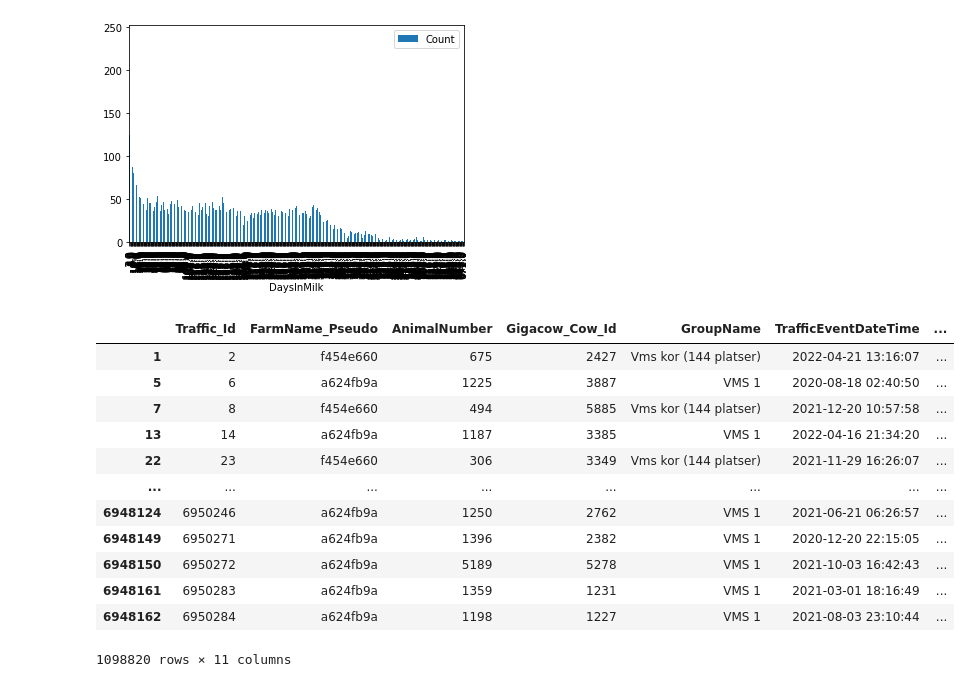
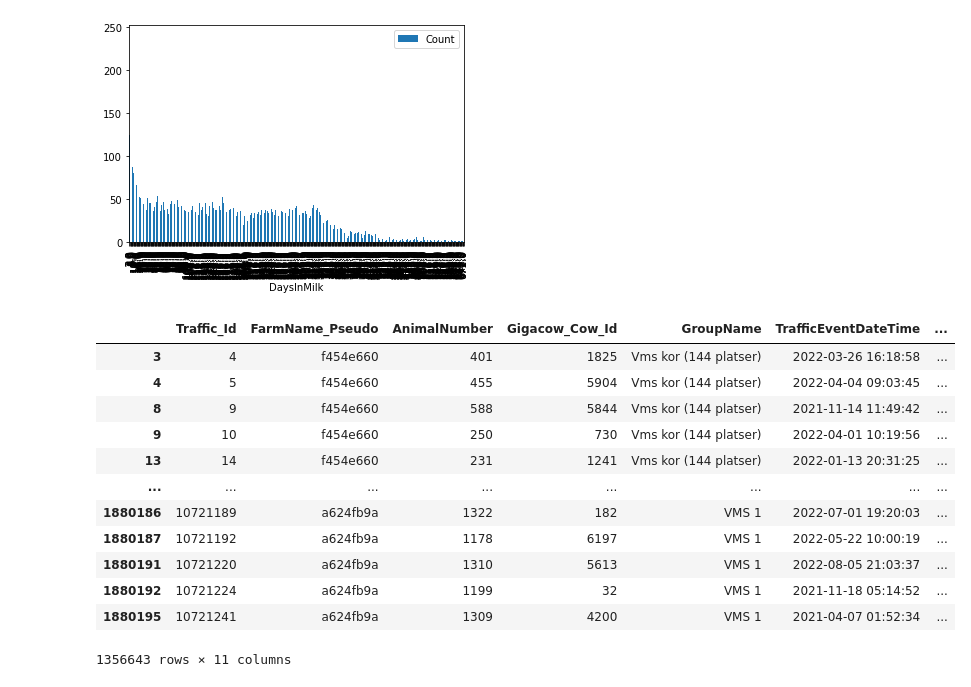
Before and after one commit to pgullstrand/Gigacow-tools, a Jupyter notebook: Data preprocessing/dataCleaning.ipynb, the cells around one changed output. Saved outputs shown, nothing was run; the diff lists cells and outputs as text; code cells hidden in the pictures.

```diff
--- a/Data preprocessing/dataCleaning.ipynb
+++ b/Data preprocessing/dataCleaning.ipynb
@@ -27,22 +27,23 @@ def countCowAge(x, y):
     return age
 
 #access data from local directory
-dataDir = "C:/Users/Savior_Hn/Desktop/Gigacow/"
+dataDir = "E:/Data/"
 
 #filter out irrelevant columns
-gigacow_cols = ['AnimalNumber', 'Gigacow_Cow_Id', 'FarmName_Pseudo', 'BreedName', 'BirthDate', 'CullDecisionDate']
-lactation_cols = ['AnimalNumber', 'Gigacow_Cow_Id', 'FarmName_Pseudo', 'LactationInfoDate', 'LactationNumber', 'DaysInMilk']
-traffic_cols = ['AnimalNumber', 'Traffic_Id', 'FarmName_Pseudo', 'GroupName', 'Gigacow_Cow_Id', 'TrafficEventDateTime', 'PreviousArea', 'TimeInArea_totalSeconds', 'TrafficDeviceName', 'TrafficResult', 'MilkingInterval_totalSeconds']
-robot_cols = ['AnimalNumber', 'MilkRobot_Id', 'FarmName_Pseudo', 'Gigacow_Cow_Id', 'MilkingStartDateTime', 'SessionNumber', 'EquipmentName', 'TotalYield', 'MilkingUnitName']
-dry_cols = ['AnimalNumber', 'FarmName_Pseudo', 'Gigacow_Cow_Id', 'DryOffDate']
-calving_cols = ['AnimalNumber', 'FarmName_Pseudo', 'Gigacow_Cow_Id', 'CalvingDate']
+gigacow_cols = ['Gigacow_Cow_Id', 'FarmName_Pseudo', 'BreedName', 'BirthDate', 'CullDecisionDate']
+lactation_cols = ['Gigacow_Cow_Id', 'FarmName_Pseudo', 'LactationInfoDate', 'LactationNumber', 'DaysInMilk']
+traffic_cols = ['Traffic_Id', 'FarmName_Pseudo', 'GroupName', 'Gigacow_Cow_Id', 'TrafficEventDateTime', 'PreviousArea', 'TimeInArea_totalSeconds', 'TrafficDeviceName', 'TrafficResult', 'MilkingInterval_totalSeconds']
+robot_cols = ['MilkRobot_Id', 'FarmName_Pseudo', 'Gigacow_Cow_Id', 'MilkingStartDateTime', 'SessionNumber', 'EquipmentName', 'TotalYield', 'MilkingUnitName']
+dry_cols = ['FarmName_Pseudo', 'Gigacow_Cow_Id', 'DryOffDate']
+calving_cols = ['FarmName_Pseudo', 'Gigacow_Cow_Id', 'CalvingDate']
 gigacow = pd.read_csv(dataDir+'gigacow.csv', usecols=gigacow_cols, encoding='utf-8')
 lactation = pd.read_csv(dataDir+'lactation.csv', usecols=lactation_cols, encoding='utf-8')
-traffic = pd.read_csv(dataDir+'traffic.csv', usecols=traffic_cols, encoding='utf-8')
+traffic_milk = pd.read_csv(dataDir+'traffic_milking.csv', usecols=traffic_cols, encoding='utf-8')
 robot = pd.read_csv(dataDir+'robot.csv', usecols=robot_cols, encoding='utf-8')
 dry = pd.read_csv(dataDir+'dry.csv', usecols=dry_cols, encoding='utf-8')
 calving = pd.read_csv(dataDir+'calving.csv', usecols=calving_cols, encoding='utf-8')
-traffic_raw = pd.read_csv(dataDir+'Traffic_raw.csv', usecols=traffic_cols, encoding='utf-8')
+traffic_a624fb9a = pd.read_csv(dataDir+'traffic_a624fb9a.csv', usecols=traffic_cols, encoding='utf-8')
+traffic_f454e660 = pd.read_csv(dataDir+'traffic_f454e660.csv', usecols=traffic_cols, encoding='utf-8', engine='python', on_bad_lines='skip')
 #data table: gigacow
 #target farms: f454e660, a624fb9a
 farm_list = ['f454e660', 'a624fb9a']
@@ -403,8 +388,7 @@ df_DIM_count.plot(x='DaysInMilk', y='Count', kind='bar')
 '''traffic raw table(contains all traffic events)'''
 
 #target farms: f454e660, a624fb9a
-farm_list = ['f454e660', 'a624fb9a']
-traffic_raw = traffic_raw.loc[traffic_raw['FarmName_Pseudo'].isin(farm_list)]
+traffic_raw = pd.concat([traffic_f454e660, traffic_a624fb9a])
 traffic_raw.drop_duplicates(subset=['Gigacow_Cow_Id', 'TrafficEventDateTime', 'PreviousArea'], keep='first', inplace=True)
 #remove irrelevant traffic records, only keep Mjolkfalla,Mjölkfålla
 #Unifiy PreviousArea name(vms1 & vms2)
@@ -416,19 +400,19 @@ traffic_raw['TrafficResult'].replace("Mjölkfålla", "Mjolkfalla", inplace=True,
 previous_areas = ['Foderbord', 'Mjolkfalla', 'Koridor till Sorteringsgrind 2']
 traffic_raw = traffic_raw.loc[traffic_raw['PreviousArea'].isin(previous_areas)]
 # %%
-traffic_raw.to_csv(dataDir + 'traffic_raw_filter.csv', index=False)
+traffic_raw.to_csv(dataDir + '/processed/traffic_raw_filter.csv', index=False)
 traffic_raw
 # %% [output]
 |  | Traffic_Id | FarmName_Pseudo | AnimalNumber | Gigacow_Cow_Id | GroupName | TrafficEventDateTime | ... |
-| 1 | 2 | f454e660 | 675 | 2427 | Vms kor (144 platser) | 2022-04-21 13:16:07 | ... |
-| 5 | 6 | a624fb9a | 1225 | 3887 | VMS 1 | 2020-08-18 02:40:50 | ... |
-| 7 | 8 | f454e660 | 494 | 5885 | Vms kor (144 platser) | 2021-12-20 10:57:58 | ... |
-| 13 | 14 | a624fb9a | 1187 | 3385 | VMS 1 | 2022-04-16 21:34:20 | ... |
-| 22 | 23 | f454e660 | 306 | 3349 | Vms kor (144 platser) | 2021-11-29 16:26:07 | ... |
+| 3 | 4 | f454e660 | 401 | 1825 | Vms kor (144 platser) | 2022-03-26 16:18:58 | ... |
+| 4 | 5 | f454e660 | 455 | 5904 | Vms kor (144 platser) | 2022-04-04 09:03:45 | ... |
+| 8 | 9 | f454e660 | 588 | 5844 | Vms kor (144 platser) | 2021-11-14 11:49:42 | ... |
+| 9 | 10 | f454e660 | 250 | 730 | Vms kor (144 platser) | 2022-04-01 10:19:56 | ... |
+| 13 | 14 | f454e660 | 231 | 1241 | Vms kor (144 platser) | 2022-01-13 20:31:25 | ... |
 | ... | ... | ... | ... | ... | ... | ... | ... |
-| 6948124 | 6950246 | a624fb9a | 1250 | 2762 | VMS 1 | 2021-06-21 06:26:57 | ... |
-| 6948149 | 6950271 | a624fb9a | 1396 | 2382 | VMS 1 | 2020-12-20 22:15:05 | ... |
-| 6948150 | 6950272 | a624fb9a | 5189 | 5278 | VMS 1 | 2021-10-03 16:42:43 | ... |
-| 6948161 | 6950283 | a624fb9a | 1359 | 1231 | VMS 1 | 2021-03-01 18:16:49 | ... |
-| 6948162 | 6950284 | a624fb9a | 1198 | 1227 | VMS 1 | 2021-08-03 23:10:44 | ... |
+| 1880186 | 10721189 | a624fb9a | 1322 | 182 | VMS 1 | 2022-07-01 19:20:03 | ... |
+| 1880187 | 10721192 | a624fb9a | 1178 | 6197 | VMS 1 | 2022-05-22 10:00:19 | ... |
+| 1880191 | 10721220 | a624fb9a | 1310 | 5613 | VMS 1 | 2022-08-05 21:03:37 | ... |
+| 1880192 | 10721224 | a624fb9a | 1199 | 32 | VMS 1 | 2021-11-18 05:14:52 | ... |
+| 1880195 | 10721241 | a624fb9a | 1309 | 4200 | VMS 1 | 2021-04-07 01:52:34 | ... |
-1098820 rows × 11 columns
+1356643 rows × 11 columns
```
Also changed, not shown: parts of 10 cells of this notebook.
